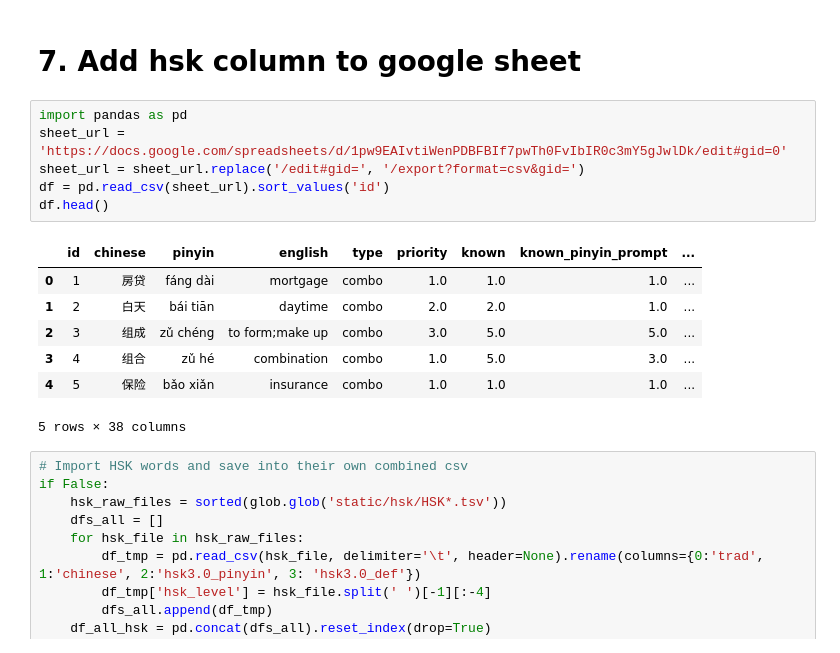
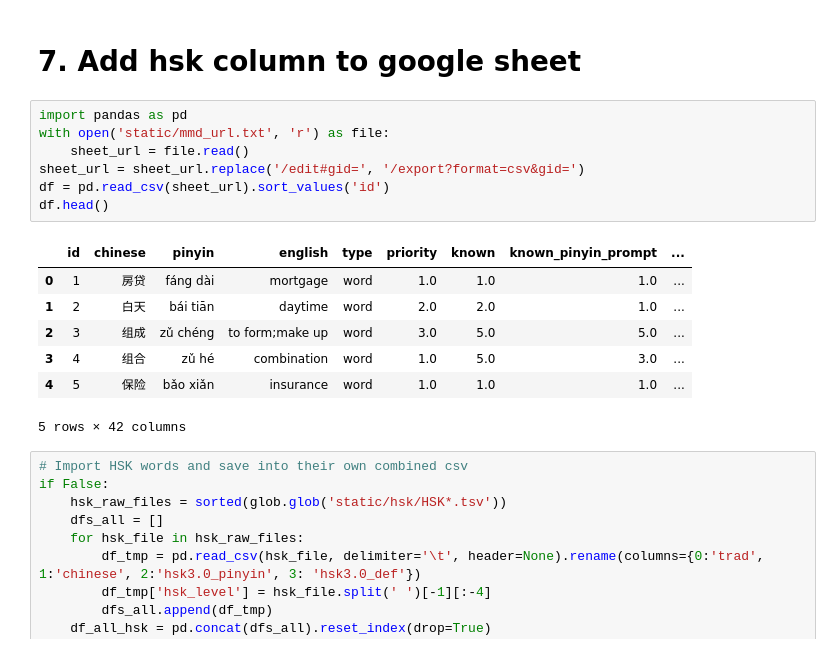
Before and after one commit to srcole/my_mandarin_database, a Jupyter notebook: sandbox.ipynb, the cells around one changed output. Saved outputs shown, nothing was run; the diff lists cells and outputs as text.

```diff
--- a/sandbox.ipynb
+++ b/sandbox.ipynb
@@ -256,18 +256,19 @@ output/tts/zh-CN-XiaoyuMultilingualNeural/我买了一些水果.mp3
 # 7. Add hsk column to google sheet
 # %%
 import pandas as pd
-sheet_url = 'https://docs.google.com/spreadsheets/d/1pw9EAIvtiWenPDBFBIf7pwTh0FvIbIR0c3mY5gJwlDk/edit#gid=0'
+with open('static/mmd_url.txt', 'r') as file:
+    sheet_url = file.read()
 sheet_url = sheet_url.replace('/edit#gid=', '/export?format=csv&gid=')
 df = pd.read_csv(sheet_url).sort_values('id')
 df.head()
 # %% [output]
 |  | id | chinese | pinyin | english | type | priority | known | known_pinyin_prompt | ... |
-| 0 | 1 | 房贷 | fáng dài | mortgage | combo | 1.0 | 1.0 | 1.0 | ... |
-| 1 | 2 | 白天 | bái tiān | daytime | combo | 2.0 | 2.0 | 1.0 | ... |
-| 2 | 3 | 组成 | zǔ chéng | to form;make up | combo | 3.0 | 5.0 | 5.0 | ... |
-| 3 | 4 | 组合 | zǔ hé | combination | combo | 1.0 | 5.0 | 3.0 | ... |
-| 4 | 5 | 保险 | bǎo xiǎn | insurance | combo | 1.0 | 1.0 | 1.0 | ... |
+| 0 | 1 | 房贷 | fáng dài | mortgage | word | 1.0 | 1.0 | 1.0 | ... |
+| 1 | 2 | 白天 | bái tiān | daytime | word | 2.0 | 2.0 | 1.0 | ... |
+| 2 | 3 | 组成 | zǔ chéng | to form;make up | word | 3.0 | 5.0 | 5.0 | ... |
+| 3 | 4 | 组合 | zǔ hé | combination | word | 1.0 | 5.0 | 3.0 | ... |
+| 4 | 5 | 保险 | bǎo xiǎn | insurance | word | 1.0 | 1.0 | 1.0 | ... |
-5 rows × 38 columns
+5 rows × 42 columns
 # %%
 # Import HSK words and save into their own combined csv
 if False:
```
Also changed, not shown: 2 other files.
